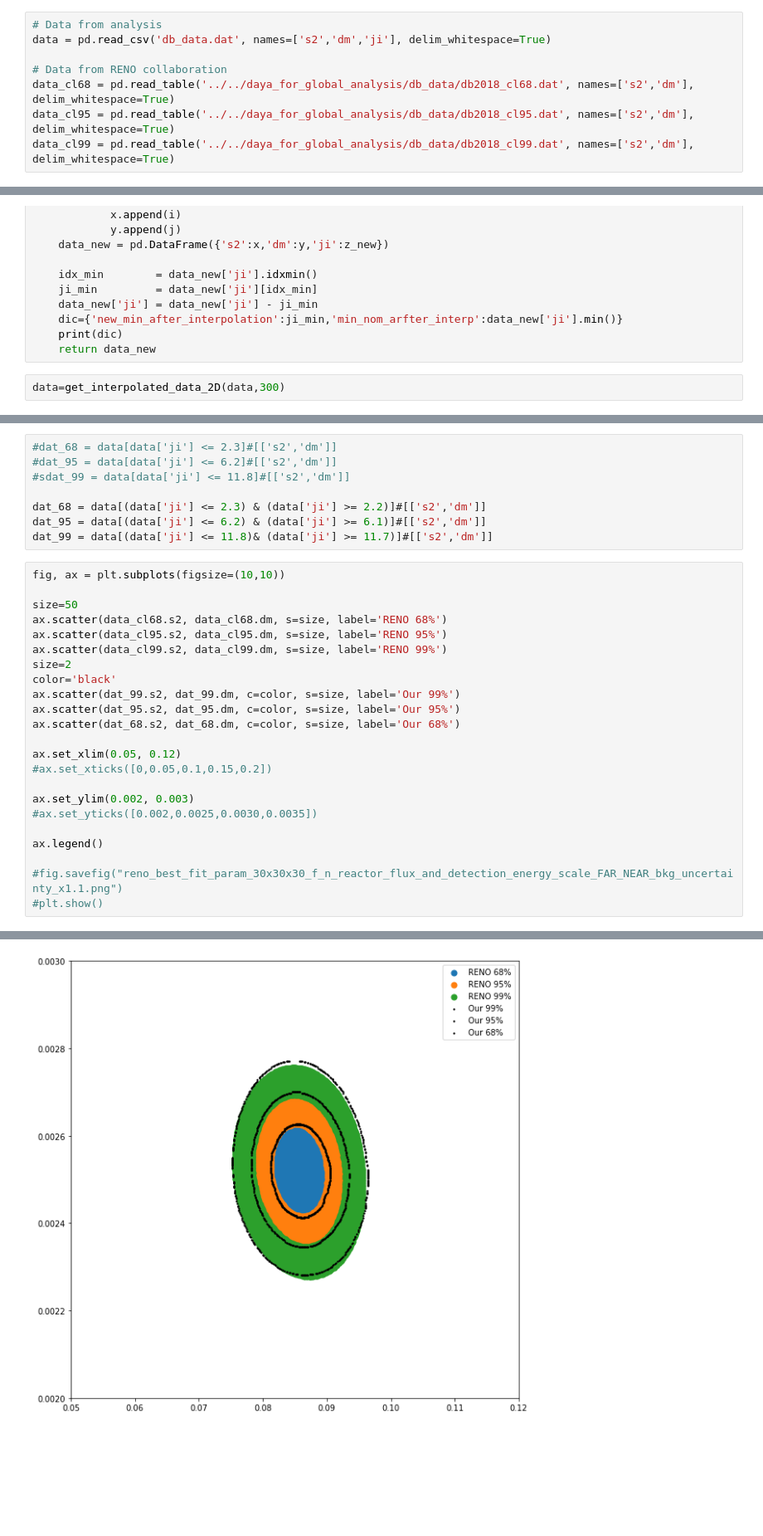
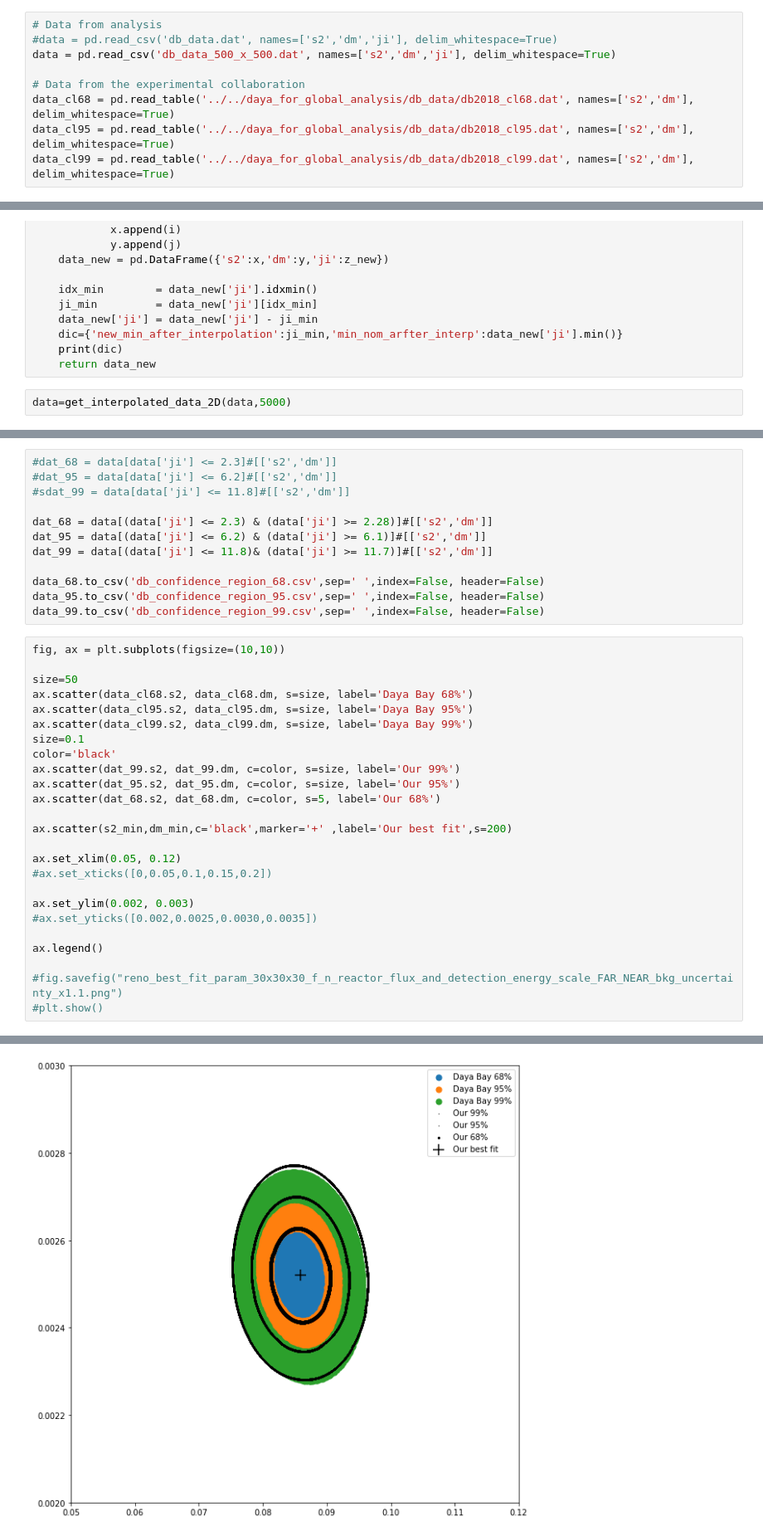
Before and after one commit to JorgeGarciaBello/ngc, a Jupyter notebook: find_out_reactor_flux/daya_bay/db_plotter.ipynb, the cells around one changed output, grey strips where cells are left out. Shown: that part at 83% size. Cells and saved outputs as stored; diff of their text form; blank space fills up the shorter version.

```diff
--- a/find_out_reactor_flux/daya_bay/db_plotter.ipynb
+++ b/find_out_reactor_flux/daya_bay/db_plotter.ipynb
@@ -5,9 +5,10 @@ import matplotlib.pyplot as plt
 from scipy import interpolate
 # %%
 # Data from analysis
-data = pd.read_csv('db_data.dat', names=['s2','dm','ji'], delim_whitespace=True)
+#data = pd.read_csv('db_data.dat', names=['s2','dm','ji'], delim_whitespace=True)
+data = pd.read_csv('db_data_500_x_500.dat', names=['s2','dm','ji'], delim_whitespace=True)
 
-# Data from RENO collaboration
+# Data from the experimental collaboration
 data_cl68 = pd.read_table('../../daya_for_global_analysis/db_data/db2018_cl68.dat', names=['s2','dm'], delim_whitespace=True)
 data_cl95 = pd.read_table('../../daya_for_global_analysis/db_data/db2018_cl95.dat', names=['s2','dm'], delim_whitespace=True)
 data_cl99 = pd.read_table('../../daya_for_global_analysis/db_data/db2018_cl99.dat', names=['s2','dm'], delim_whitespace=True)
@@ -56,5 +53,5 @@ def get_interpolated_data_2D(df,size):
     print(dic)
     return data_new
 # %%
-data=get_interpolated_data_2D(data,300)
+data=get_interpolated_data_2D(data,5000)
 # %% [output]
@@ -64,32 +61,38 @@ data=get_interpolated_data_2D(data,300)
 #dat_95 = data[data['ji'] <= 6.2]#[['s2','dm']]
 #sdat_99 = data[data['ji'] <= 11.8]#[['s2','dm']]
 
-dat_68 = data[(data['ji'] <= 2.3) & (data['ji'] >= 2.2)]#[['s2','dm']]
+dat_68 = data[(data['ji'] <= 2.3) & (data['ji'] >= 2.28)]#[['s2','dm']]
 dat_95 = data[(data['ji'] <= 6.2) & (data['ji'] >= 6.1)]#[['s2','dm']]
 dat_99 = data[(data['ji'] <= 11.8)& (data['ji'] >= 11.7)]#[['s2','dm']]
+
+data_68.to_csv('db_confidence_region_68.csv',sep=' ',index=False, header=False)
+data_95.to_csv('db_confidence_region_95.csv',sep=' ',index=False, header=False)
+data_99.to_csv('db_confidence_region_99.csv',sep=' ',index=False, header=False)
 # %%
 fig, ax = plt.subplots(figsize=(10,10))
 
 size=50
-ax.scatter(data_cl68.s2, data_cl68.dm, s=size, label='RENO 68%')
-ax.scatter(data_cl95.s2, data_cl95.dm, s=size, label='RENO 95%')
-ax.scatter(data_cl99.s2, data_cl99.dm, s=size, label='RENO 99%')
-size=2
+ax.scatter(data_cl68.s2, data_cl68.dm, s=size, label='Daya Bay 68%')
+ax.scatter(data_cl95.s2, data_cl95.dm, s=size, label='Daya Bay 95%')
+ax.scatter(data_cl99.s2, data_cl99.dm, s=size, label='Daya Bay 99%')
+size=0.1
 color='black'
 ax.scatter(dat_99.s2, dat_99.dm, c=color, s=size, label='Our 99%')
 ax.scatter(dat_95.s2, dat_95.dm, c=color, s=size, label='Our 95%')
-ax.scatter(dat_68.s2, dat_68.dm, c=color, s=size, label='Our 68%')
+ax.scatter(dat_68.s2, dat_68.dm, c=color, s=5, label='Our 68%')
+
+ax.scatter(s2_min,dm_min,c='black',marker='+' ,label='Our best fit',s=200)
 
 ax.set_xlim(0.05, 0.12)
 #ax.set_xticks([0,0.05,0.1,0.15,0.2])
 
 ax.set_ylim(0.002, 0.003)
 #ax.set_yticks([0.002,0.0025,0.0030,0.0035])
 
 ax.legend()
 
 #fig.savefig("reno_best_fit_param_30x30x30_f_n_reactor_flux_and_detection_energy_scale_FAR_NEAR_bkg_uncertainty_x1.1.png")
 #plt.show()
 # %% [output]
 <matplotlib.legend.Legend at 0x...>
-[figure, old version]
+[figure, new version]
```
Also changed, not shown: parts of 3 cells of this notebook, 9 other files.
